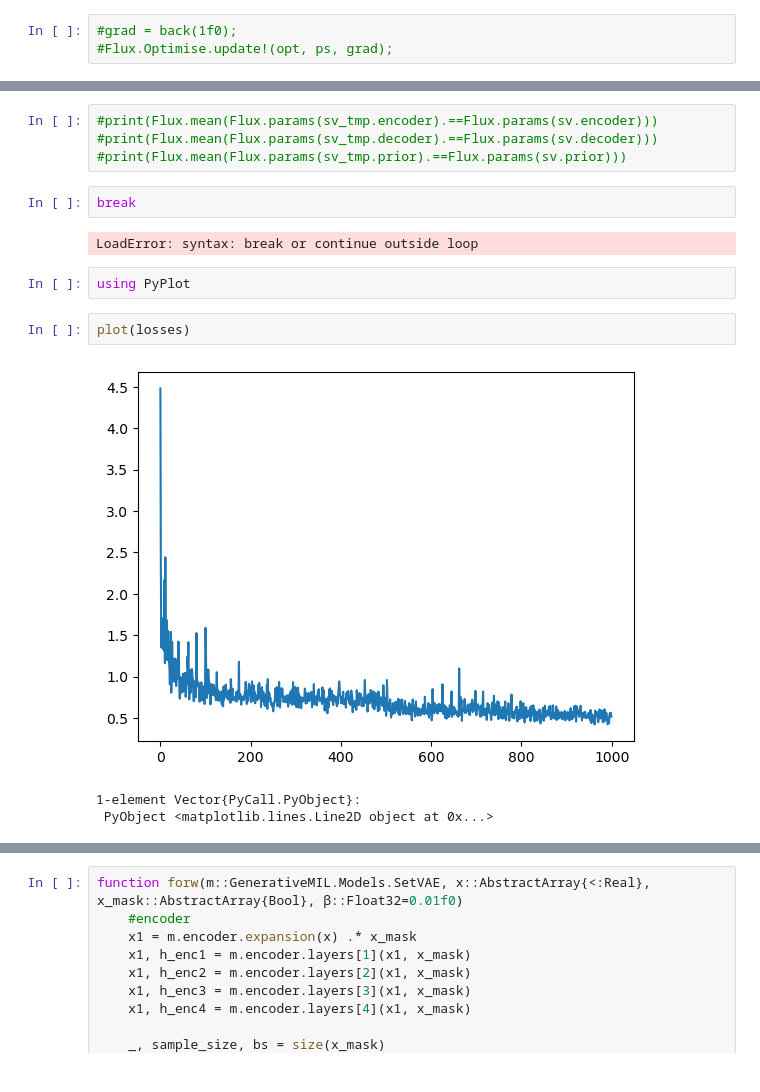
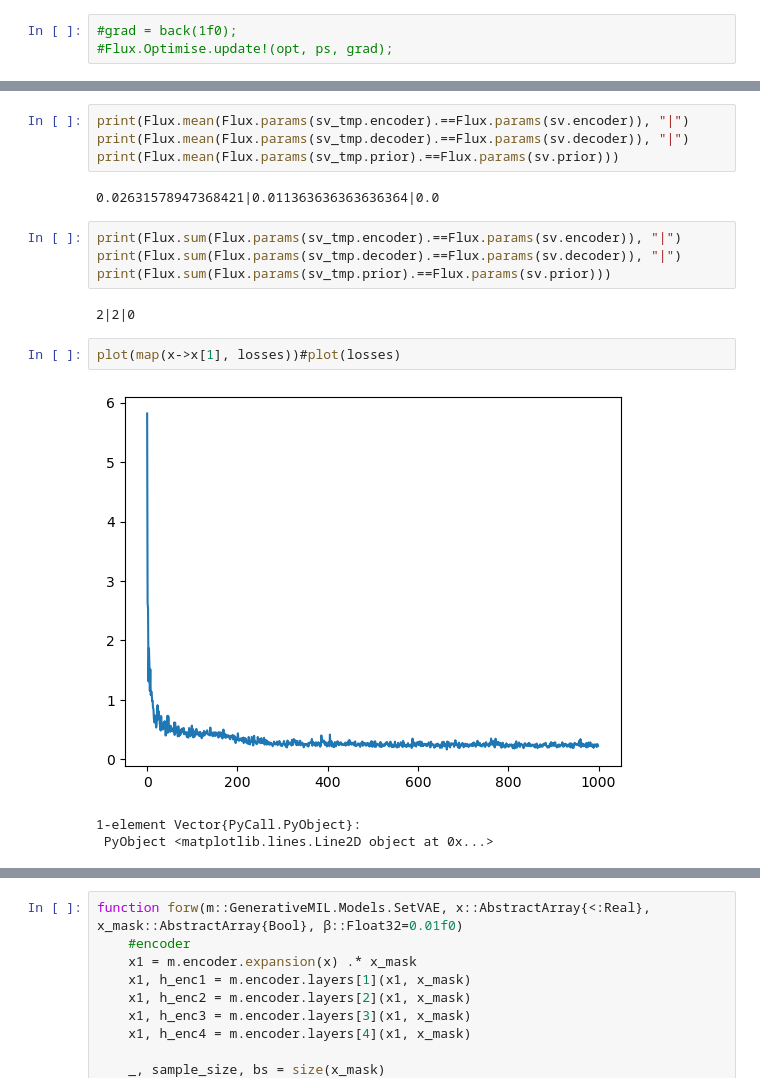
Before and after one commit to TheMrGhostman/GenerativeMIL.jl, a Jupyter notebook: scripts/SetVAE.ipynb, the cells around one changed output, grey strips where cells are left out. Saved outputs shown, nothing was run; the diff lists cells and outputs as text.

```diff
--- a/scripts/SetVAE.ipynb
+++ b/scripts/SetVAE.ipynb
@@ -167,16 +119,18 @@ end
 # %%
-#print(Flux.mean(Flux.params(sv_tmp.encoder).==Flux.params(sv.encoder)))
-#print(Flux.mean(Flux.params(sv_tmp.decoder).==Flux.params(sv.decoder)))
-#print(Flux.mean(Flux.params(sv_tmp.prior).==Flux.params(sv.prior)))
+print(Flux.mean(Flux.params(sv_tmp.encoder).==Flux.params(sv.encoder)), "|")
+print(Flux.mean(Flux.params(sv_tmp.decoder).==Flux.params(sv.decoder)), "|")
+print(Flux.mean(Flux.params(sv_tmp.prior).==Flux.params(sv.prior)))
+# %% [output]
+0.02631578947368421|0.011363636363636364|0.0
-# %%
-break
-# %% [output]
-LoadError: syntax: break or continue outside loop
-# %%
-using PyPlot
+# %%
+print(Flux.sum(Flux.params(sv_tmp.encoder).==Flux.params(sv.encoder)), "|")
+print(Flux.sum(Flux.params(sv_tmp.decoder).==Flux.params(sv.decoder)), "|")
+print(Flux.sum(Flux.params(sv_tmp.prior).==Flux.params(sv.prior)))
+# %% [output]
+2|2|0
 # %%
-plot(losses)
+plot(map(x->x[1], losses))#plot(losses)
 # %% [output]
-[figure, old version]
+[figure, new version]
 1-element Vector{PyCall.PyObject}:
  PyObject <matplotlib.lines.Line2D object at 0x...>
```
Also changed, not shown: parts of 19 cells of this notebook, 4 other files.
